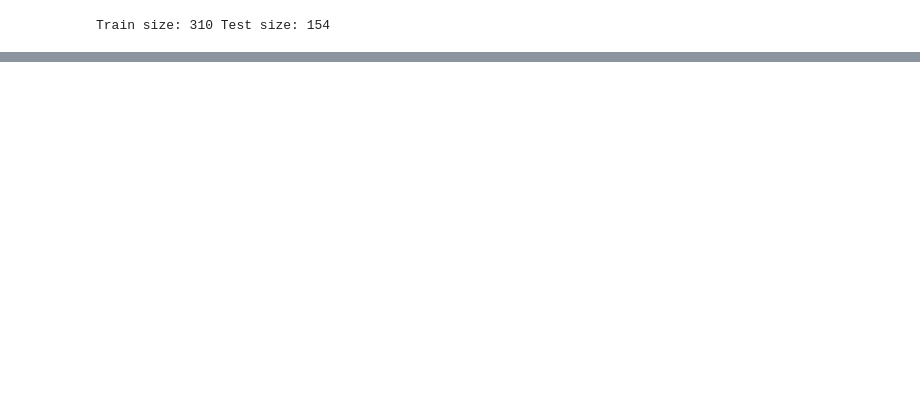
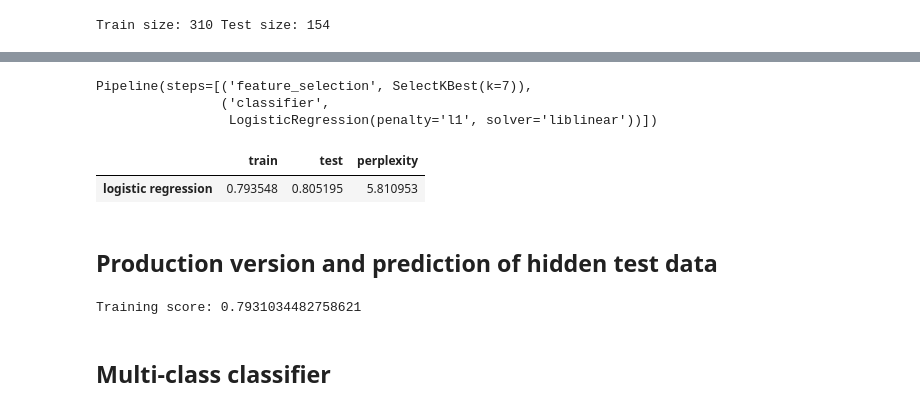
Before and after one commit to fellmana/introduction-to-machine-learning-2022-term-project, a Jupyter notebook: ML2022_term_project.ipynb, the cells around one changed output, grey strips where cells are left out. Cells and saved outputs as stored; diff of their text form; code cells hidden in the pictures; blank space fills up the shorter version.

Commit message:
Started working towards multiclass

```diff
--- a/ML2022_term_project.ipynb
+++ b/ML2022_term_project.ipynb
@@ -100,0 +175,29 @@ res
+# %%
+clf = Pipeline([
+    ("feature_selection",SelectKBest(f_classif, k = 7)),
+    ("classifier",LogisticRegression(penalty="l1",solver="liblinear"))])
+
+clf.fit(X,y)
+# %% [output]
+Pipeline(steps=[('feature_selection', SelectKBest(k=7)),
+                ('classifier',
+                 LogisticRegression(penalty='l1', solver='liblinear'))])
+# %%
+stats = pd.DataFrame(index=["logistic regression"], columns=["train","test","perplexity"])
+
+stats["train"]      = clf.score(X,y)
+stats["test"]       = clf.score(X_test,y_test)
+stats["perplexity"] = perplexity(clf.predict_proba(X_test)[:,1])
+stats
+# %% [output]
+|  | train | test | perplexity |
+| logistic regression | 0.793548 | 0.805195 | 5.810953 |
+# %% [markdown]
+## Production version and prediction of hidden test data
+# %%
+X_prod = npf[selected_features]
+y_prod = npf["class2"]
+clf.fit(X_prod,y_prod)
+print("Training score:",clf.score(X_prod,y_prod))
+# %% [output]
+Training score: 0.7931034482758621
@@ -100,0 +207,2 @@ res
+# %% [markdown]
+## Multi-class classifier
```
Also changed, not shown: parts of 13 cells of this notebook.
